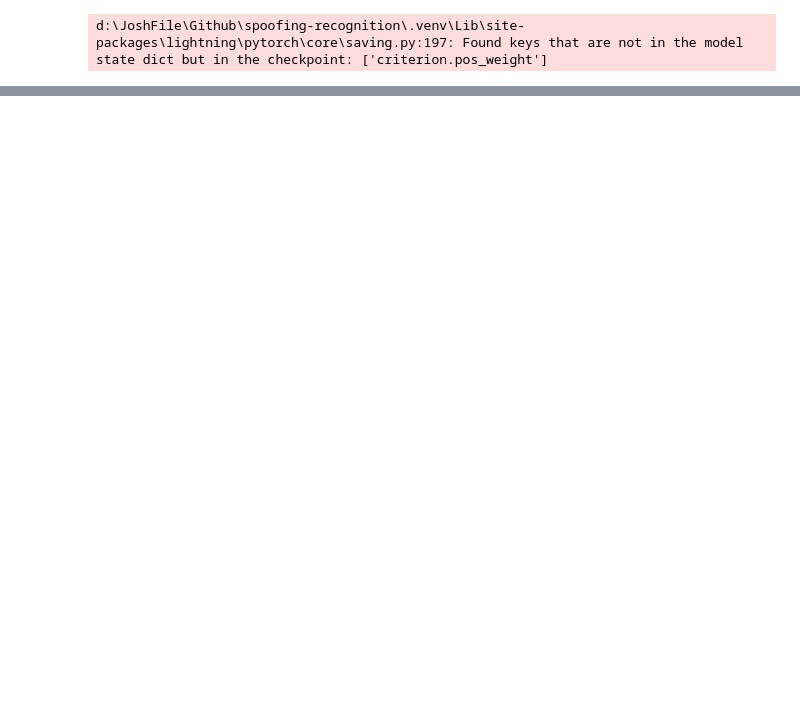
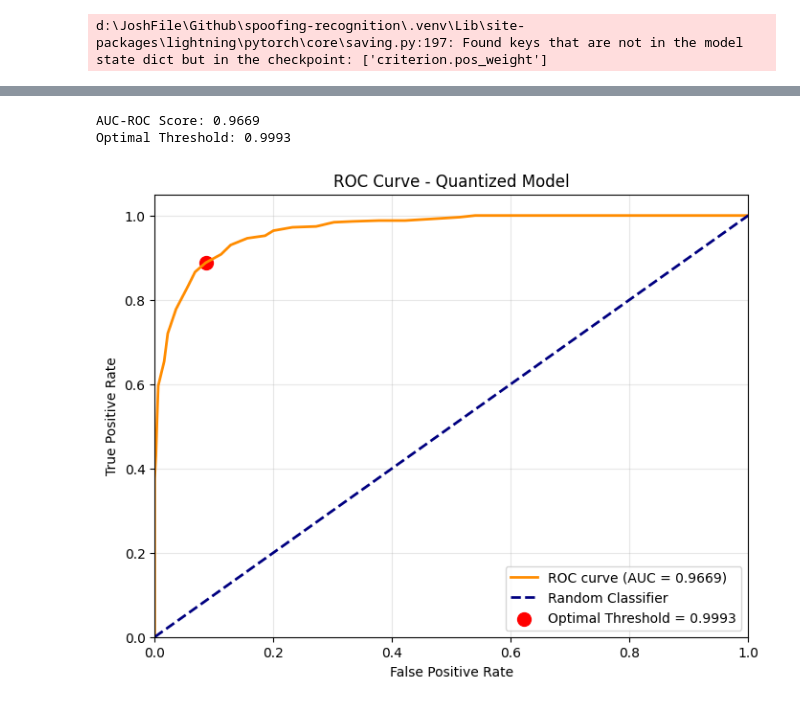
Before and after one commit to Lands-Horizon-Corp/spoofing-recognition, a Jupyter notebook: notebooks/training/efficient_net/quantization.ipynb, the cells around one changed output, grey strips where cells are left out. Drawn from its saved outputs; the diff is of its cells as text; code cells hidden in the pictures; blank space fills up the shorter version.

Commit message:
feat (model) : quantization with ROC AUC for threshold

```diff
--- a/notebooks/training/efficient_net/quantization.ipynb
+++ b/notebooks/training/efficient_net/quantization.ipynb
@@ -4,0 +108,8 @@ from spoofdet.efficient_net.model import EfficientNetSpoofingDetection
+# %%
+
+# # np.random.seed(seed)
+
+# # small_train_ds = create_subset(train_ds, total_size=TRAIN_IMG_COUNT, spoof_percent=SPOOF_PERCENT)
+# # small_val_ds = create_subset(val_ds, total_size=VAL_IMG_COUNT, spoof_percent=SPOOF_PERCENT)
+small_test_ds = create_subset(test_ds, total_size=TEST_IMG_COUNT)
+# # print(f"Created Balanced Train: {len(small_train_ds)} images")
@@ -5,5 +147,5 @@ from spoofdet.efficient_net.model import EfficientNetSpoofingDetection
 # %%
-device = torch.device("cuda" if torch.cuda.is_available() else "cpu")
+device = torch.device("cpu")
 # %%
 model_path = "tb_logs/efficientnet_v2_s/version_31/checkpoints/epoch=16-step=5304.ckpt"
 model = EfficientNetSpoofingDetection.load_from_checkpoint(model_path, strict=False)
@@ -42,0 +225,3 @@ model.qconfig = torch.ao.quantization.get_default_qconfig('fbgemm')
+# %%
+train_transform, val_transforms = get_transform_pipeline(
+    device=device, target_size=TARGET_SIZE)
@@ -42,0 +327,51 @@ model.qconfig = torch.ao.quantization.get_default_qconfig('fbgemm')
+# %%
+from sklearn.metrics import roc_curve, auc
+
+# Get predictions and labels on full test set
+model_quantized.to(device)
+model_quantized.eval()
+
+all_predictions = []
+all_labels = []
+
+with torch.no_grad():
+    for img, label in small_test_loader:
+        img = img.to(device)
+        img = val_transforms(img)
+
+        outputs = model_quantized(img)
+        predictions = torch.sigmoid(outputs).squeeze().cpu().numpy()
+
+        all_predictions.extend(predictions)
+        all_labels.extend(label.numpy())
+
+# Calculate ROC curve and AUC
+fpr, tpr, thresholds = roc_curve(all_labels, all_predictions)
+roc_auc = auc(fpr, tpr)
+
+print(f"AUC-ROC Score: {roc_auc:.4f}")
+
+# Find optimal threshold (Youden's J statistic)
+optimal_idx = np.argmax(tpr - fpr)
+optimal_threshold = thresholds[optimal_idx]
+
+print(f"Optimal Threshold: {optimal_threshold:.4f}")
+
+# Plot ROC curve
+plt.figure(figsize=(8, 6))
+plt.plot(fpr, tpr, color='darkorange', lw=2, label=f'ROC curve (AUC = {roc_auc:.4f})')
+plt.plot([0, 1], [0, 1], color='navy', lw=2, linestyle='--', label='Random Classifier')
+plt.scatter(fpr[optimal_idx], tpr[optimal_idx], marker='o', color='red',
+            s=100, label=f'Optimal Threshold = {optimal_threshold:.4f}')
+plt.xlim([0.0, 1.0])
+plt.ylim([0.0, 1.05])
+plt.xlabel('False Positive Rate')
+plt.ylabel('True Positive Rate')
+plt.title('ROC Curve - Quantized Model')
+plt.legend(loc="lower right")
+plt.grid(alpha=0.3)
+plt.show()
+# %% [output]
+AUC-ROC Score: 0.9669
+Optimal Threshold: 0.9993
+[figure, added]
```
Also changed, not shown: parts of 17 cells of this notebook, 6 other files.
